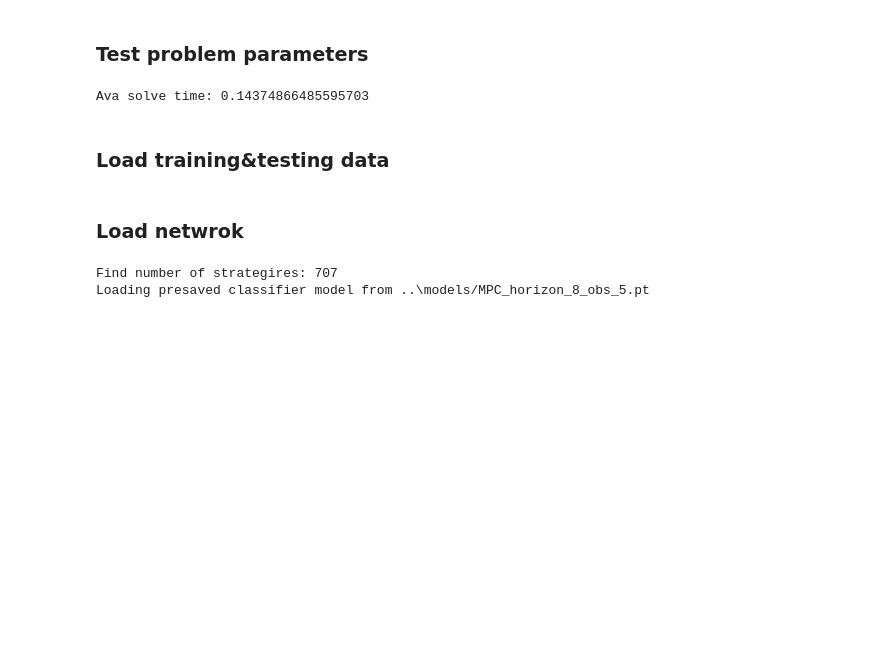
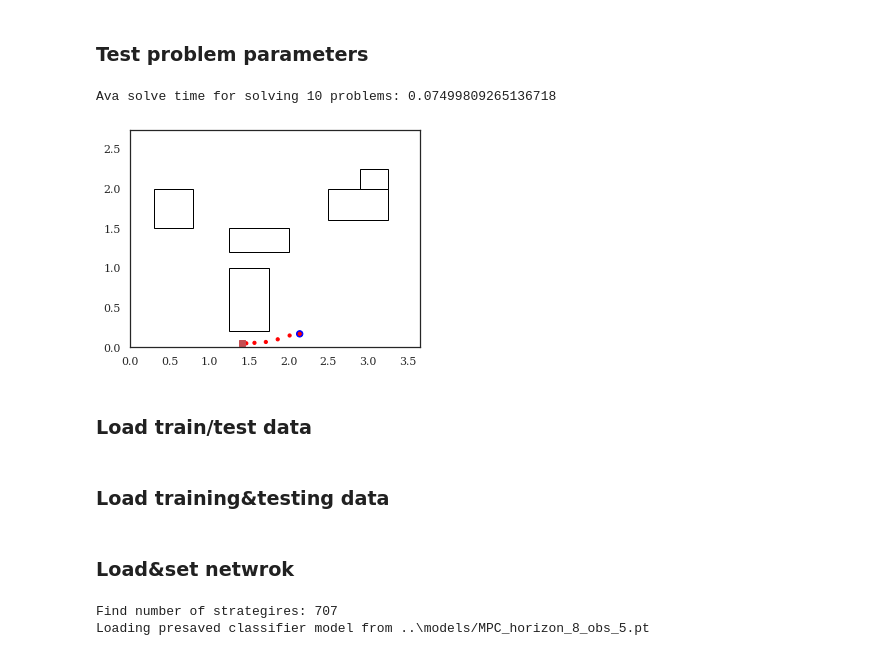
Before and after one commit to YiQi-EPFL/OMISTL, a Jupyter notebook: MPC/MPC.ipynb, the cells around one changed output. Saved outputs shown, nothing was run; the diff lists cells and outputs as text; code cells hidden in the pictures; blank space fills up the shorter version.

```diff
--- a/MPC/MPC.ipynb
+++ b/MPC/MPC.ipynb
@@ -77,9 +72,15 @@ for i in range(n_prob):
 
     _, _, solvetime_g, optvals_g = prob.solve_stl(prob_params, solver=cp.GUROBI,verbose=False)
     solvetime += solvetime_g
-print('Ava solve time: '+str(solvetime/n_prob))
+print('Ava solve time for solving {} problems: '.format(n_prob) +str(solvetime/n_prob))
 # %% [output]
-Ava solve time: 0.14374866485595703
+Ava solve time for solving 10 problems: 0.07499809265136718
+# %%
+plot_route.plot(optvals_g,prob_params,N,n_obs)
+# %% [output]
+[figure, added]
+# %% [markdown]
+### Load train/test data
 # %%
 #load train/test data
 dataset_name = 'MPC_horizon_{}_obs_{}'.format(N,n_obs)
@@ -117,7 +118,7 @@ test_data = pickle.load(test_file)
 p_test, x_test, u_test, y_test, z_test, cost_test, times_test = test_data
 test_file.close()
 # %% [markdown]
-### Load netwrok
+### Load&set netwrok
 # %%
 from solvers.OMISTL import OMISTL
 
```
Also changed, not shown: parts of 12 cells of this notebook, 10 other files.
